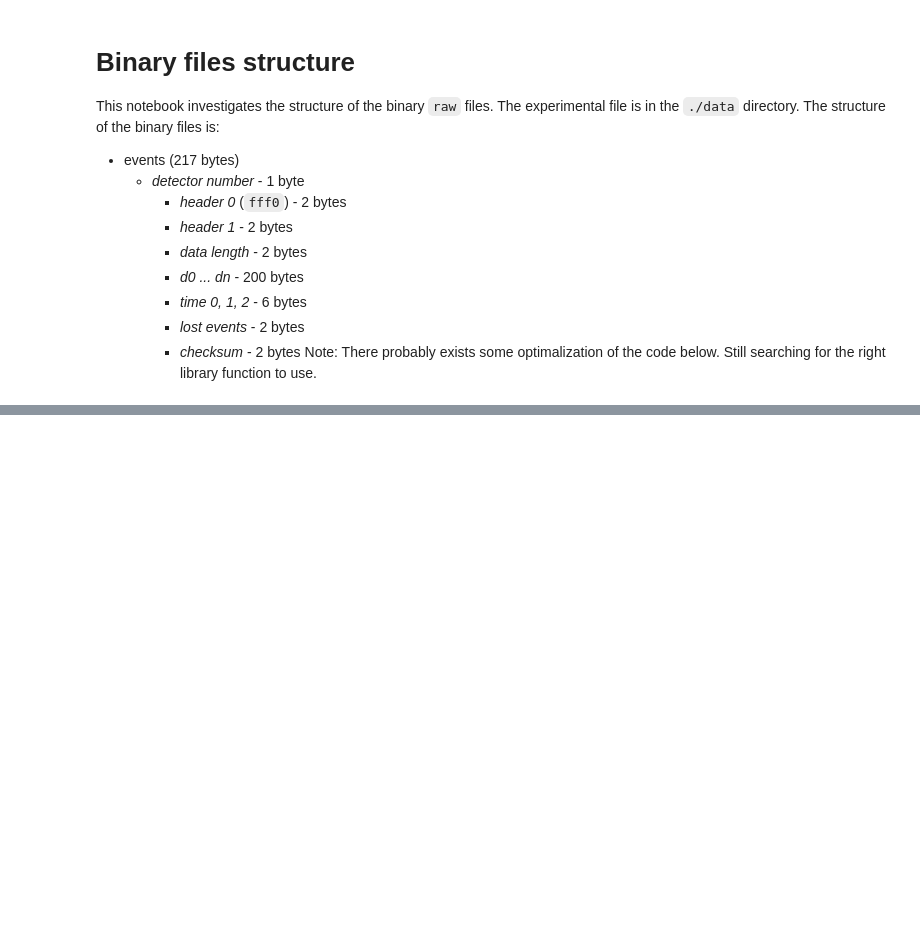
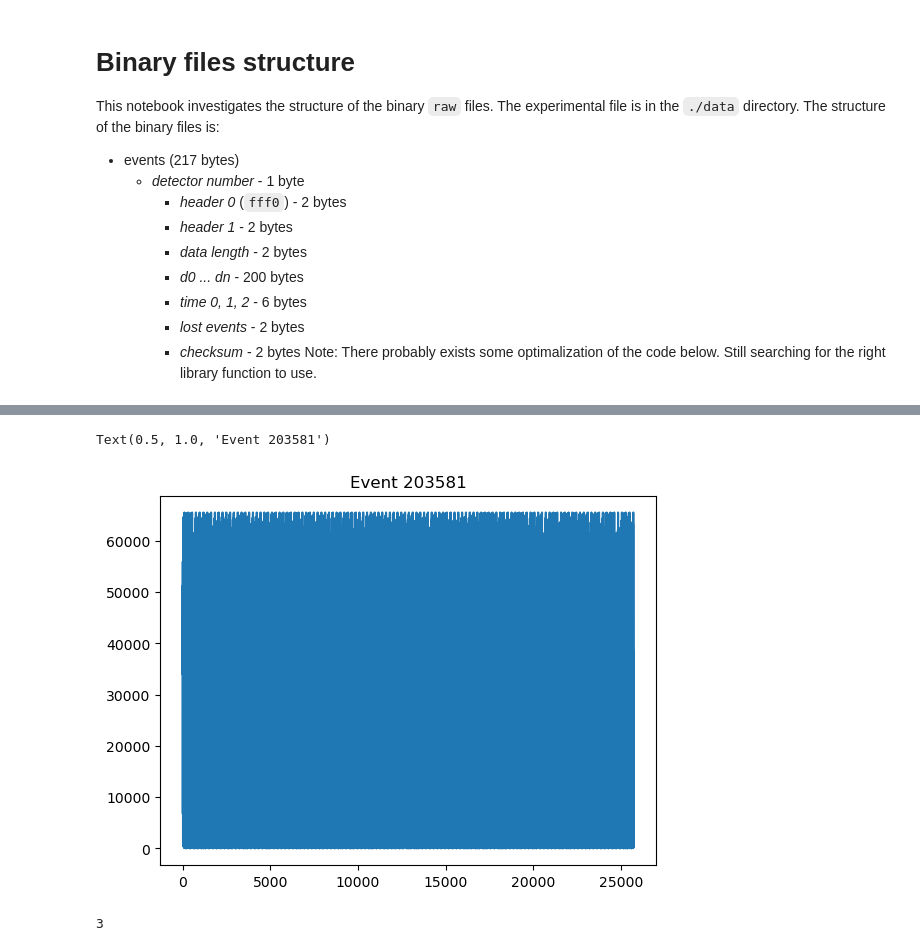
Before and after one commit to DrumJB/S3Python, a Jupyter notebook: binaryFilesStructure.ipynb, the cells around one changed output, grey strips where cells are left out. Saved outputs shown, nothing was run; the diff lists cells and outputs as text; code cells hidden in the pictures; blank space fills up the shorter version.

```diff
--- a/binaryFilesStructure.ipynb
+++ b/binaryFilesStructure.ipynb
@@ -89,0 +94,6 @@ Text(0.5, 1.0, 'Event 42')
+# %%
+nth_event = 203581                       # the nth event to plot
+e_n = Event(hexdata, first_header+nth_event*434-2)  # creating an instance
+pp.plot(e_n.samples)                    # plotting parsed data
+pp.title(f"Event {nth_event}")
+# %% [output]
@@ -89,0 +102,6 @@ Text(0.5, 1.0, 'Event 42')
+Text(0.5, 1.0, 'Event 203581')
+[figure, added]
+# %%
+e_n.detector
+# %% [output]
+3
```
Also changed, not shown: parts of 11 cells of this notebook, 2 other files.
